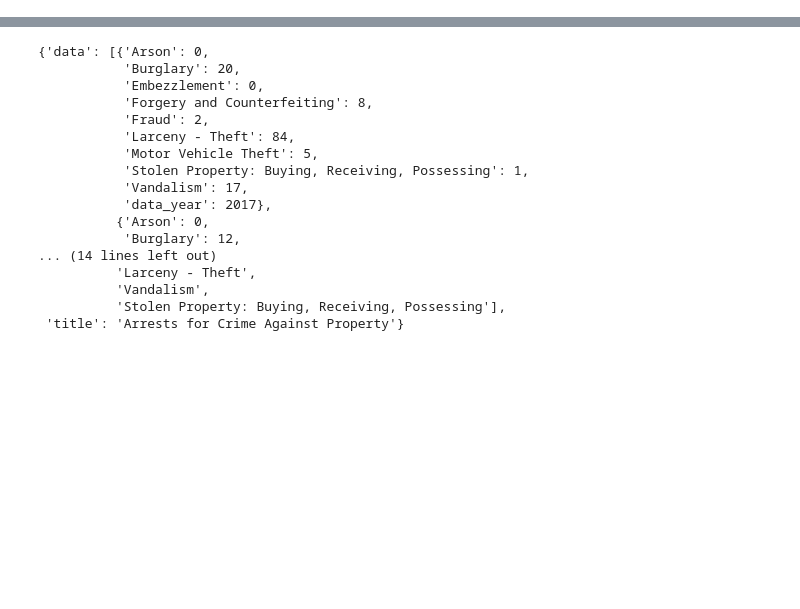
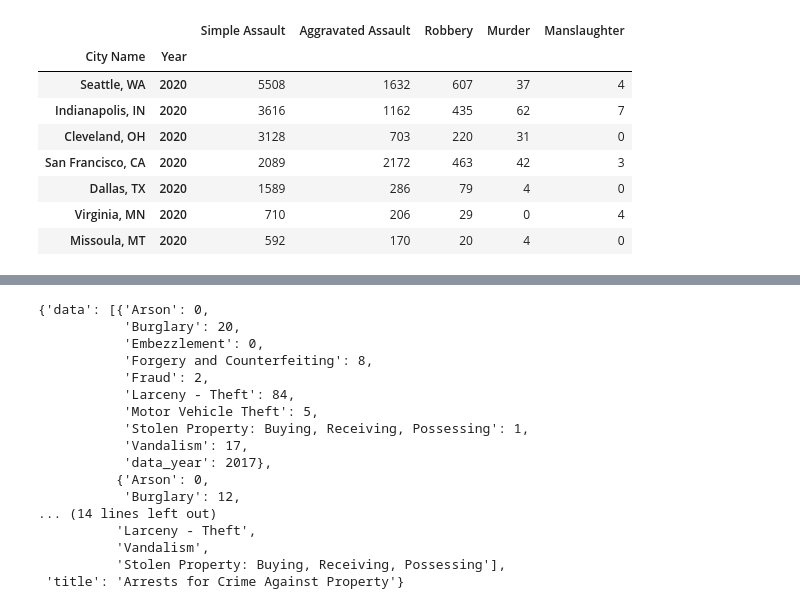
Before and after one commit to Mikelmillz/Group_Project_1_Private_Invest, a Jupyter notebook: Mainbranch/ ShaunaFolder/ ShaunaFolder/FBI_code_start.ipynb, the cells around one changed output, grey strips where cells are left out. Cells and saved outputs as stored; diff of their text form; code cells hidden in the pictures; blank space fills up the shorter version.

```diff
--- a/Mainbranch/ ShaunaFolder/ ShaunaFolder/FBI_code_start.ipynb
+++ b/Mainbranch/ ShaunaFolder/ ShaunaFolder/FBI_code_start.ipynb
@@ -77,0 +307,13 @@ NOT SPECIFIED is not a county in San Fran
+# %%
+crime_df2021_group = crime_df2021.groupby(['City Name', 'Year']).sum().sort_values(ascending=False, by='Simple Assault')
+crime_df2021_group
+# %% [output]
+|  |  | Simple Assault | Aggravated Assault | Robbery | Murder | Manslaughter |
+| City Name | Year |  |  |  |  |  |
+| Seattle, WA | 2020 | 5508 | 1632 | 607 | 37 | 4 |
+| Indianapolis, IN | 2020 | 3616 | 1162 | 435 | 62 | 7 |
+| Cleveland, OH | 2020 | 3128 | 703 | 220 | 31 | 0 |
+| San Francisco, CA | 2020 | 2089 | 2172 | 463 | 42 | 3 |
+| Dallas, TX | 2020 | 1589 | 286 | 79 | 4 | 0 |
+| Virginia, MN | 2020 | 710 | 206 | 29 | 0 | 4 |
+| Missoula, MT | 2020 | 592 | 170 | 20 | 4 | 0 |
```
Also changed, not shown: parts of 13 cells of this notebook.
